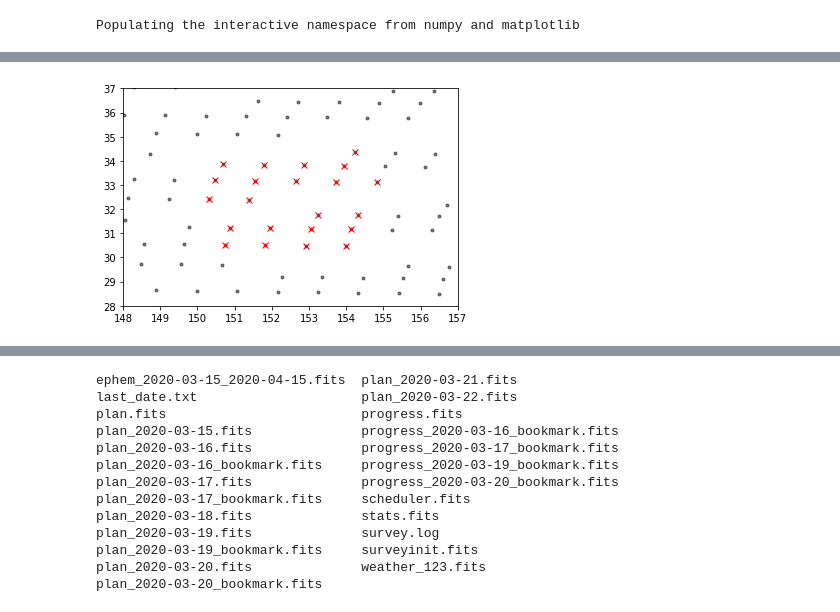
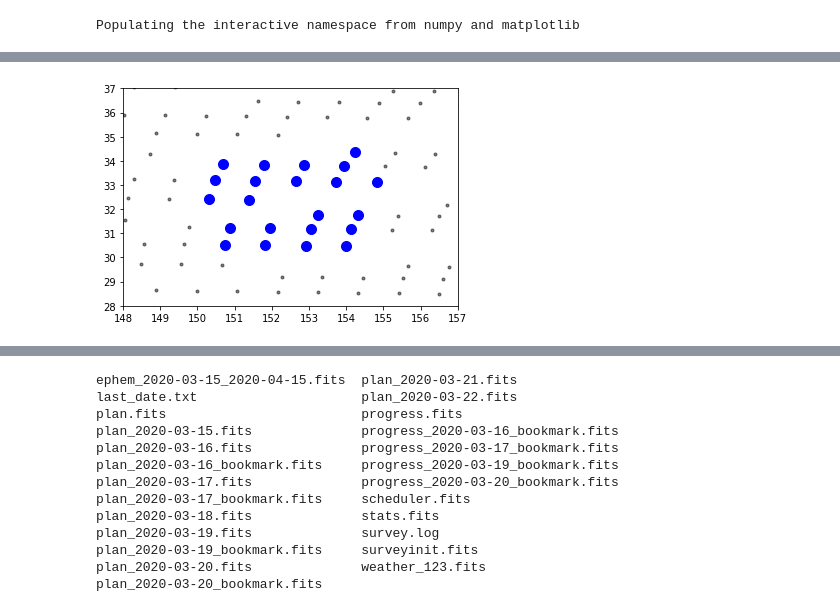
Before and after one commit to desihub/two_percent_DESI, a Jupyter notebook: mini/minitest.ipynb, the cells around one changed output, grey strips where cells are left out. Cells and saved outputs as stored; diff of their text form; code cells hidden in the pictures.

```diff
--- a/mini/minitest.ipynb
+++ b/mini/minitest.ipynb
@@ -63,15 +105,15 @@ simdatadir   /global/cscratch1/sd/sjbailey/desi/dev/end2end/spectro/sim/mini
 # %%
 #- Make a subset of tiles to use
 tiles = Table(desimodel.io.load_tiles())
 ii = (150 < tiles['RA']) & (tiles['RA']<155) & (30<tiles['DEC']) & (tiles['DEC']<35)
 clf()
 plot(tiles['RA'], tiles['DEC'], 'k.', alpha=0.5)
-plot(tiles['RA'][ii], tiles['DEC'][ii], 'rx')
+plot(tiles['RA'][ii], tiles['DEC'][ii], 'bo', ms=10)
 xlim(148, 157); ylim(28, 37)
 tiles_subset = tiles[ii]
 tiles[ii].write('tiles-subset.fits', overwrite=True)
 # %% [output]
-[figure, old version]
+[figure, new version]
 # %%
 !time surveyinit --config-file ./desisurvey-config.yaml
 # %% [output]
```
Also changed, not shown: parts of 60 cells of this notebook, 1 other file.
